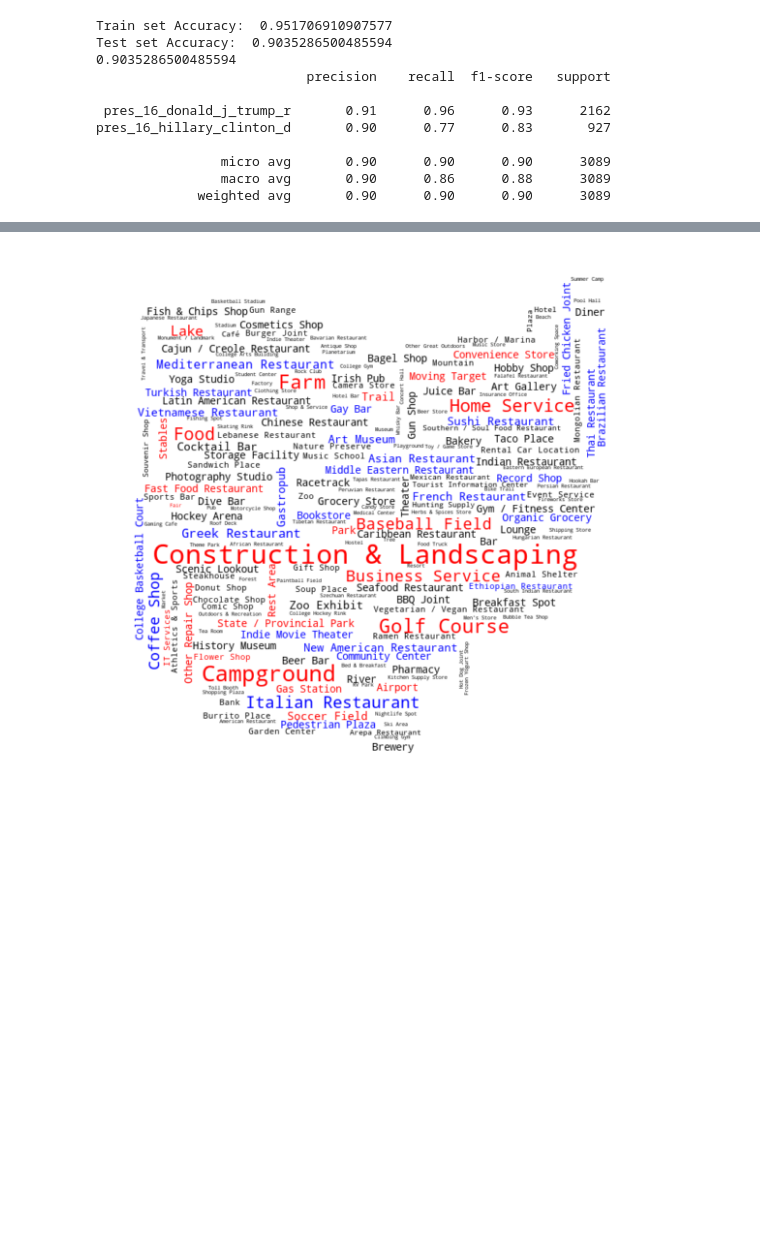
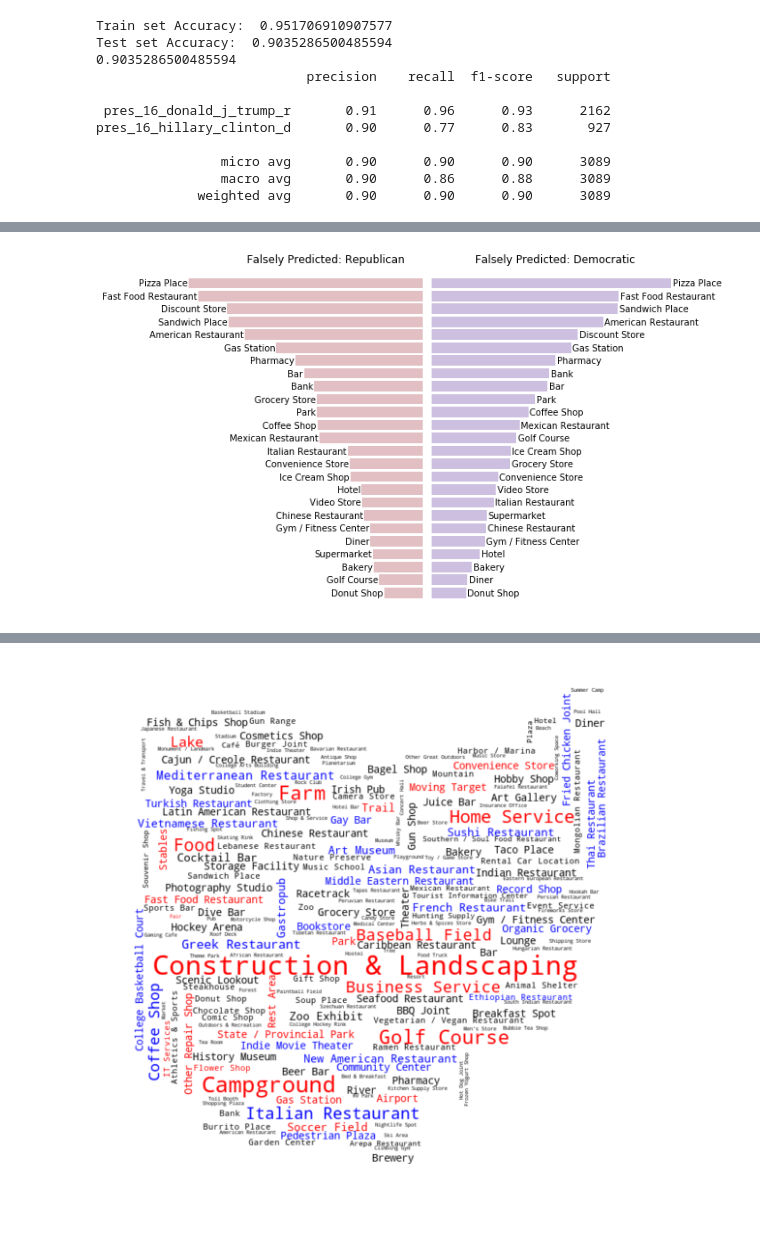
Before and after one commit to cfd2ds/IBM_DataScience, a Jupyter notebook: Course9_Capstone/Week4/Capstone_Final.ipynb, the cells around one changed output, grey strips where cells are left out. Saved outputs shown, nothing was run; the diff lists cells and outputs as text; code cells hidden in the pictures; blank space fills up the shorter version.

Commit message:
Capstone_Final exploration of false predictions.

```diff
--- a/Course9_Capstone/Week4/Capstone_Final.ipynb
+++ b/Course9_Capstone/Week4/Capstone_Final.ipynb
@@ -1726,0 +1767,99 @@ pres_16_hillary_clinton_d       0.90      0.77      0.83       927
+# %%
+# plot top 50 most venue categories correlated with both Dem and Rep precincts
+fig, axes = plt.subplots(ncols=2, sharey=True, figsize=[10,7])
+
+# number of bars to plot
+nbars = 25
+
+# bar opacity
+baralpha = 0.25
+
+# dataframes to be plotted
+false_rep = df_f_trump_sum[0:nbars].sort_values(ascending=True)
+false_dem = df_f_clinton_sum[0:nbars].sort_values(ascending=True)
+
+# Republican on left
+axes[0].barh(range(0,nbars),
+             false_rep,
+             align='center',
+             color='xkcd:crimson',
+             alpha=baralpha
+            )
+
+# Democratic on right
+axes[1].barh(range(0,nbars),
+             false_dem,
+             align='center',
+             color='xkcd:indigo',
+             alpha=baralpha
+            )
+
+# Text category labels: Republican
+for i, v in enumerate(false_rep):
+    axes[0].text(v + 0.05,
+                 i - 0.25,
+                 false_rep.index[i],
+                 horizontalalignment='right',
+                 color='black')
+
+# Text category labels: Democratic
+for i, v in enumerate(false_dem):
+    axes[1].text(v + 0.03,
+                 i - 0.25,
+                 false_dem.index[i],
+                 horizontalalignment='left',
+                 color='black')
+
+# # Text value labels: Republican
+# for i, v in enumerate(false_rep):
+#     axes[0].text(v + 0.002,
+#                  i -0.25,
+#                  str(np.round(false_rep[i],2)),
+#                  horizontalalignment='left',
+#                  color='black')
+
+# # Text value labels: Democratic
+# for i, v in enumerate(false_dem):
+#     axes[1].text(v - 0.002,
+#                  i - 0.25,
+#                  str(np.round(false_dem[i],2)),
+#                  horizontalalignment='right',
+#                  color='black')
+
+# titles
+axes[0].set(title='            Falsely Predicted: Republican')
+axes[1].set(title='Falsely Predicted: Democratic')
+
+# layout
+for ax in axes.flat:
+    ax.margins(0.03)
+    ax.grid(True)
+
+#fig.tight_layout()
+fig.subplots_adjust(wspace=0.01)
+
+plt.yticks([])
+axes[0].set_xticks(np.arange(-0.3,0,0.1), minor=False)
+axes[1].set_xticks(np.arange(0,0.3,0.1), minor=False)
+axes[0].set_xticks([])
+axes[1].set_xticks([])
+axes[0].set_xticklabels([])
+axes[1].set_xticklabels([])
+axes[0].spines['top'].set_visible(False)
+axes[0].spines['right'].set_visible(False)
+axes[0].spines['left'].set_visible(False)
+axes[0].spines['bottom'].set_visible(False)
+axes[1].spines['top'].set_visible(False)
+axes[1].spines['right'].set_visible(False)
+axes[1].spines['left'].set_visible(False)
+axes[1].spines['bottom'].set_visible(False)
+axes[0].grid(False)
+axes[1].grid(False)
+
+axes[0].invert_xaxis()
+
+plt.savefig('17X_falsecomp.png', bbox_inches = "tight")
+
+plt.show()
+# %% [output]
+[figure, added]
```
Also changed, not shown: parts of 5 cells of this notebook, 1 other file.
